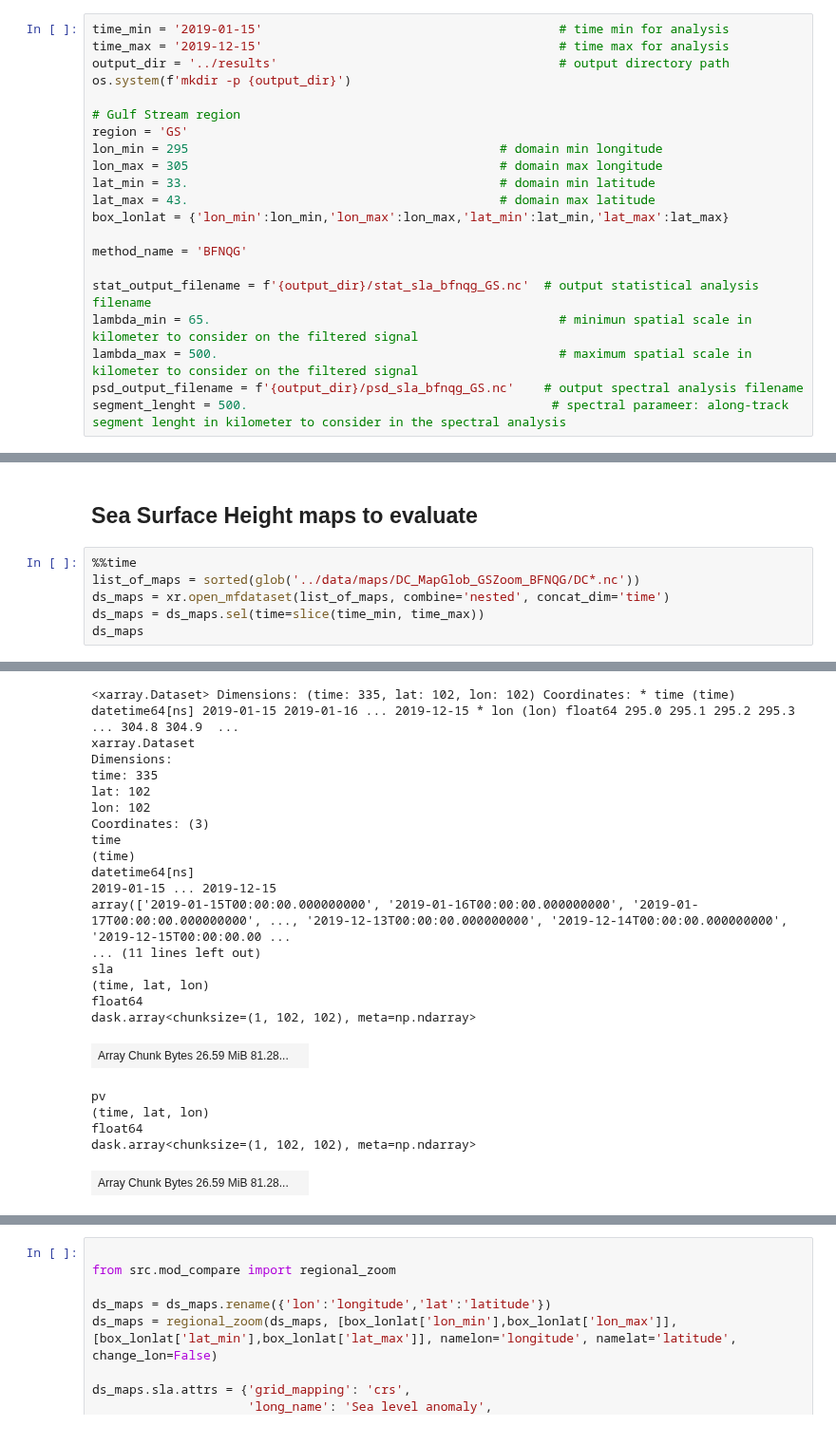
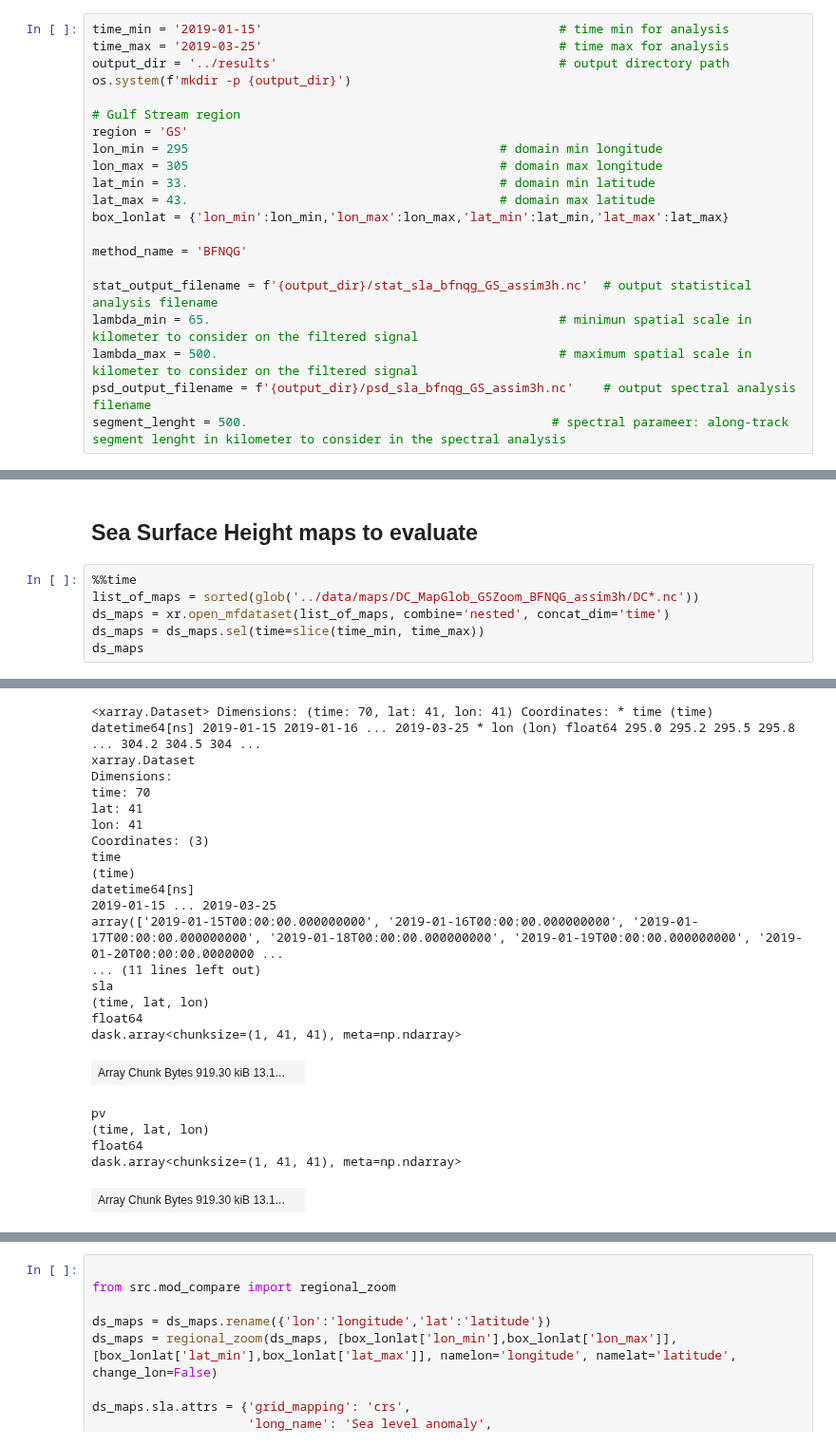
Before and after one commit to ocean-data-challenges/2023a_SSH_mapping_OSE, a Jupyter notebook: nb_diags_gulfstream/ssh_scores_BFNQG_GS.ipynb, the cells around one changed output, grey strips where cells are left out. Shown at 95% size. Saved outputs shown, nothing was run; the diff lists cells and outputs as text.

```diff
--- a/nb_diags_gulfstream/ssh_scores_BFNQG_GS.ipynb
+++ b/nb_diags_gulfstream/ssh_scores_BFNQG_GS.ipynb
@@ -59,7 +59,7 @@ logger.setLevel(logging.INFO)
 </div>
 # %%
 time_min = '2019-01-15'                                        # time min for analysis
-time_max = '2019-12-15'                                        # time max for analysis
+time_max = '2019-03-25'                                        # time max for analysis
 output_dir = '../results'                                      # output directory path
 os.system(f'mkdir -p {output_dir}')
 
@@ -73,10 +73,10 @@ box_lonlat = {'lon_min':lon_min,'lon_max':lon_max,'lat_min':lat_min,'lat_max':la
 
 method_name = 'BFNQG'
 
-stat_output_filename = f'{output_dir}/stat_sla_bfnqg_GS.nc'  # output statistical analysis filename
+stat_output_filename = f'{output_dir}/stat_sla_bfnqg_GS_assim3h.nc'  # output statistical analysis filename
 lambda_min = 65.                                               # minimun spatial scale in kilometer to consider on the filtered signal
 lambda_max = 500.                                              # maximum spatial scale in kilometer to consider on the filtered signal
-psd_output_filename = f'{output_dir}/psd_sla_bfnqg_GS.nc'    # output spectral analysis filename
+psd_output_filename = f'{output_dir}/psd_sla_bfnqg_GS_assim3h.nc'    # output spectral analysis filename
 segment_lenght = 500.                                         # spectral parameer: along-track segment lenght in kilometer to consider in the spectral analysis
 # %% [markdown]
 <div class="alert alert-info" role="alert">
@@ -117,7 +117,7 @@ Data variables:
 ## Sea Surface Height maps to evaluate
 # %%
 %%time
-list_of_maps = sorted(glob('../data/maps/DC_MapGlob_GSZoom_BFNQG/DC*.nc'))
+list_of_maps = sorted(glob('../data/maps/DC_MapGlob_GSZoom_BFNQG_assim3h/DC*.nc'))
 ds_maps = xr.open_mfdataset(list_of_maps, combine='nested', concat_dim='time')
 ds_maps = ds_maps.sel(time=slice(time_min, time_max))
 ds_maps
@@ -127,26 +127,26 @@ Wall time: 5.64 s
-<xarray.Dataset> Dimensions: (time: 335, lat: 102, lon: 102) Coordinates: * time (time) datetime64[ns] 2019-01-15 2019-01-16 ... 2019-12-15 * lon (lon) float64 295.0 295.1 295.2 295.3 ... 304.8 304.9  ...
+<xarray.Dataset> Dimensions: (time: 70, lat: 41, lon: 41) Coordinates: * time (time) datetime64[ns] 2019-01-15 2019-01-16 ... 2019-03-25 * lon (lon) float64 295.0 295.2 295.5 295.8 ... 304.2 304.5 304 ...
 xarray.Dataset
 Dimensions:
-time: 335
-lat: 102
-lon: 102
+time: 70
+lat: 41
+lon: 41
 Coordinates: (3)
 time
 (time)
 datetime64[ns]
-2019-01-15 ... 2019-12-15
-array(['2019-01-15T00:00:00.000000000', '2019-01-16T00:00:00.000000000', '2019-01-17T00:00:00.000000000', ..., '2019-12-13T00:00:00.000000000', '2019-12-14T00:00:00.000000000', '2019-12-15T00:00:00.00 ...
+2019-01-15 ... 2019-03-25
+array(['2019-01-15T00:00:00.000000000', '2019-01-16T00:00:00.000000000', '2019-01-17T00:00:00.000000000', '2019-01-18T00:00:00.000000000', '2019-01-19T00:00:00.000000000', '2019-01-20T00:00:00.0000000 ...
 ... (11 lines left out)
 sla
 (time, lat, lon)
 float64
-dask.array<chunksize=(1, 102, 102), meta=np.ndarray>
+dask.array<chunksize=(1, 41, 41), meta=np.ndarray>
-| Array Chunk Bytes 26.59 MiB 81.28... |  |
+| Array Chunk Bytes 919.30 kiB 13.1... |  |
 pv
 (time, lat, lon)
 float64
-dask.array<chunksize=(1, 102, 102), meta=np.ndarray>
+dask.array<chunksize=(1, 41, 41), meta=np.ndarray>
-| Array Chunk Bytes 26.59 MiB 81.28... |  |
+| Array Chunk Bytes 919.30 kiB 13.1... |  |
 Indexes: (3)
 time
 PandasIndex
```
Also changed, not shown: parts of 9 cells of this notebook, 22 other files.
